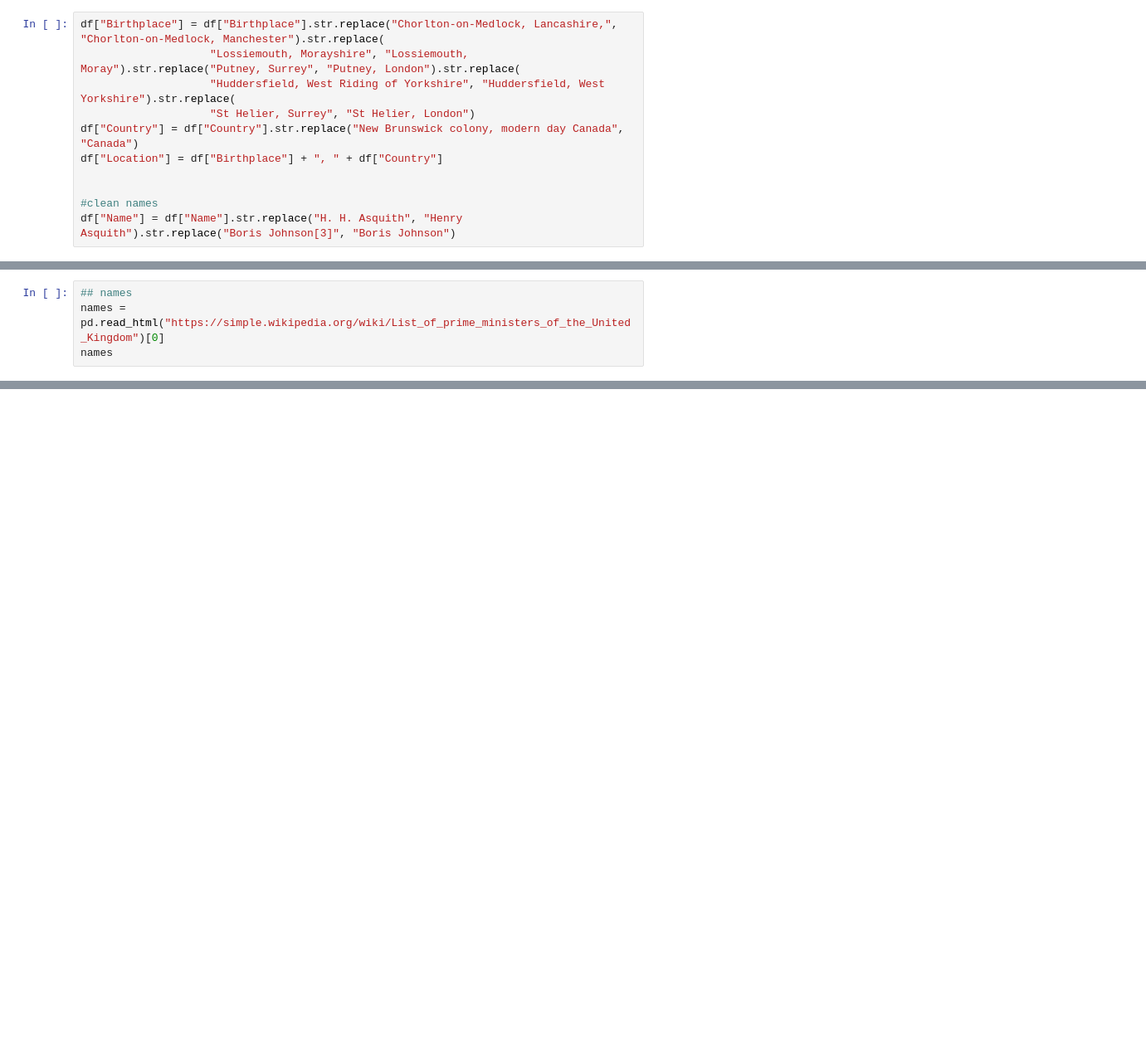
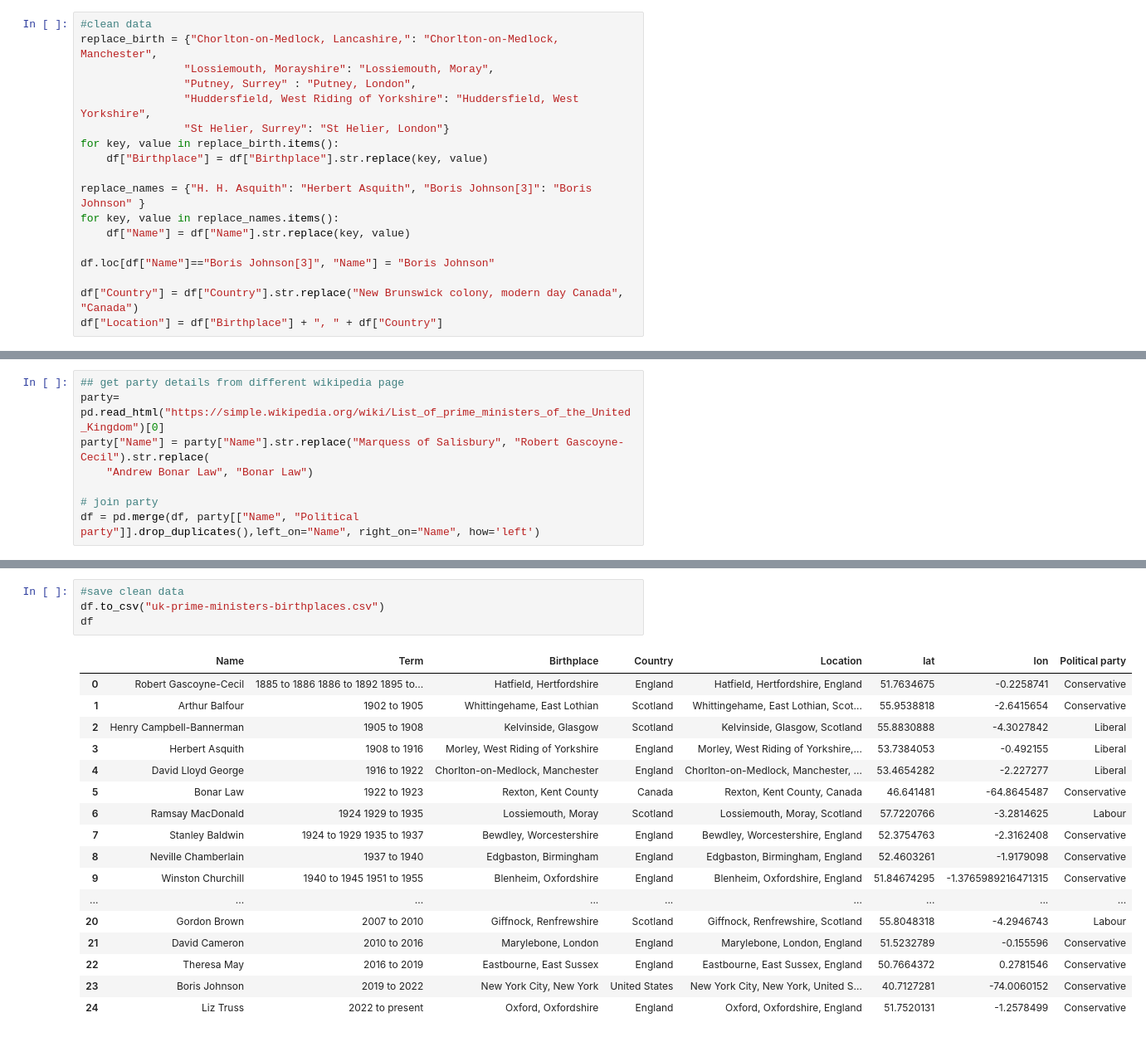
Before and after one commit to Lisa-Ho/30-day-map-challenge, a Jupyter notebook: 2022/Day1/Day1_UK_prime_ministers.ipynb, the cells around one changed output, grey strips where cells are left out. Shown at 83% size. Drawn from its saved outputs; the diff is of its cells as text; blank space fills up the shorter version.

```diff
--- a/2022/Day1/Day1_UK_prime_ministers.ipynb
+++ b/2022/Day1/Day1_UK_prime_ministers.ipynb
@@ -31,12 +16,19 @@ df
-# %%
-df["Birthplace"] = df["Birthplace"].str.replace("Chorlton-on-Medlock, Lancashire,", "Chorlton-on-Medlock, Manchester").str.replace(
-                    "Lossiemouth, Morayshire", "Lossiemouth, Moray").str.replace("Putney, Surrey", "Putney, London").str.replace(
-                    "Huddersfield, West Riding of Yorkshire", "Huddersfield, West Yorkshire").str.replace(
-                    "St Helier, Surrey", "St Helier, London")
-df["Country"] = df["Country"].str.replace("New Brunswick colony, modern day Canada", "Canada")
-df["Location"] = df["Birthplace"] + ", " + df["Country"]
-
-
-#clean names
-df["Name"] = df["Name"].str.replace("H. H. Asquith", "Henry Asquith").str.replace("Boris Johnson[3]", "Boris Johnson")
+# %%
+#clean data
+replace_birth = {"Chorlton-on-Medlock, Lancashire,": "Chorlton-on-Medlock, Manchester",
+                "Lossiemouth, Morayshire": "Lossiemouth, Moray",
+                "Putney, Surrey" : "Putney, London",
+                "Huddersfield, West Riding of Yorkshire": "Huddersfield, West Yorkshire",
+                "St Helier, Surrey": "St Helier, London"}
+for key, value in replace_birth.items():
+    df["Birthplace"] = df["Birthplace"].str.replace(key, value)
+
+replace_names = {"H. H. Asquith": "Herbert Asquith", "Boris Johnson[3]": "Boris Johnson" }
+for key, value in replace_names.items():
+    df["Name"] = df["Name"].str.replace(key, value)
+
+df.loc[df["Name"]=="Boris Johnson[3]", "Name"] = "Boris Johnson"
+
+df["Country"] = df["Country"].str.replace("New Brunswick colony, modern day Canada", "Canada")
+df["Location"] = df["Birthplace"] + ", " + df["Country"]
 # %%
@@ -75,4 +46,8 @@ Oxford, Oxfordshire, England
 # %%
-## names
-names = pd.read_html("https://simple.wikipedia.org/wiki/List_of_prime_ministers_of_the_United_Kingdom")[0]
-names
+## get party details from different wikipedia page
+party= pd.read_html("https://simple.wikipedia.org/wiki/List_of_prime_ministers_of_the_United_Kingdom")[0]
+party["Name"] = party["Name"].str.replace("Marquess of Salisbury", "Robert Gascoyne-Cecil").str.replace(
+    "Andrew Bonar Law", "Bonar Law")
+
+# join party
+df = pd.merge(df, party[["Name", "Political party"]].drop_duplicates(),left_on="Name", right_on="Name", how='left')
@@ -112,0 +54,22 @@ df
+# %%
+#save clean data
+df.to_csv("uk-prime-ministers-birthplaces.csv")
+df
+# %% [output]
+|  | Name | Term | Birthplace | Country | Location | lat | lon | Political party |
+| 0 | Robert Gascoyne-Cecil | 1885 to 1886 1886 to 1892 1895 to... | Hatfield, Hertfordshire | England | Hatfield, Hertfordshire, England | 51.7634675 | -0.2258741 | Conservative |
+| 1 | Arthur Balfour | 1902 to 1905 | Whittingehame, East Lothian | Scotland | Whittingehame, East Lothian, Scot... | 55.9538818 | -2.6415654 | Conservative |
+| 2 | Henry Campbell-Bannerman | 1905 to 1908 | Kelvinside, Glasgow | Scotland | Kelvinside, Glasgow, Scotland | 55.8830888 | -4.3027842 | Liberal |
+| 3 | Herbert Asquith | 1908 to 1916 | Morley, West Riding of Yorkshire | England | Morley, West Riding of Yorkshire,... | 53.7384053 | -0.492155 | Liberal |
+| 4 | David Lloyd George | 1916 to 1922 | Chorlton-on-Medlock, Manchester | England | Chorlton-on-Medlock, Manchester, ... | 53.4654282 | -2.227277 | Liberal |
+| 5 | Bonar Law | 1922 to 1923 | Rexton, Kent County | Canada | Rexton, Kent County, Canada | 46.641481 | -64.8645487 | Conservative |
+| 6 | Ramsay MacDonald | 1924 1929 to 1935 | Lossiemouth, Moray | Scotland | Lossiemouth, Moray, Scotland | 57.7220766 | -3.2814625 | Labour |
+| 7 | Stanley Baldwin | 1924 to 1929 1935 to 1937 | Bewdley, Worcestershire | England | Bewdley, Worcestershire, England | 52.3754763 | -2.3162408 | Conservative |
+| 8 | Neville Chamberlain | 1937 to 1940 | Edgbaston, Birmingham | England | Edgbaston, Birmingham, England | 52.4603261 | -1.9179098 | Conservative |
+| 9 | Winston Churchill | 1940 to 1945 1951 to 1955 | Blenheim, Oxfordshire | England | Blenheim, Oxfordshire, England | 51.84674295 | -1.3765989216471315 | Conservative |
+| ... | ... | ... | ... | ... | ... | ... | ... | ... |
+| 20 | Gordon Brown | 2007 to 2010 | Giffnock, Renfrewshire | Scotland | Giffnock, Renfrewshire, Scotland | 55.8048318 | -4.2946743 | Labour |
+| 21 | David Cameron | 2010 to 2016 | Marylebone, London | England | Marylebone, London, England | 51.5232789 | -0.155596 | Conservative |
+| 22 | Theresa May | 2016 to 2019 | Eastbourne, East Sussex | England | Eastbourne, East Sussex, England | 50.7664372 | 0.2781546 | Conservative |
+| 23 | Boris Johnson | 2019 to 2022 | New York City, New York | United States | New York City, New York, United S... | 40.7127281 | -74.0060152 | Conservative |
+| 24 | Liz Truss | 2022 to present | Oxford, Oxfordshire | England | Oxford, Oxfordshire, England | 51.7520131 | -1.2578499 | Conservative |
```
Also changed, not shown: parts of 9 cells of this notebook.
